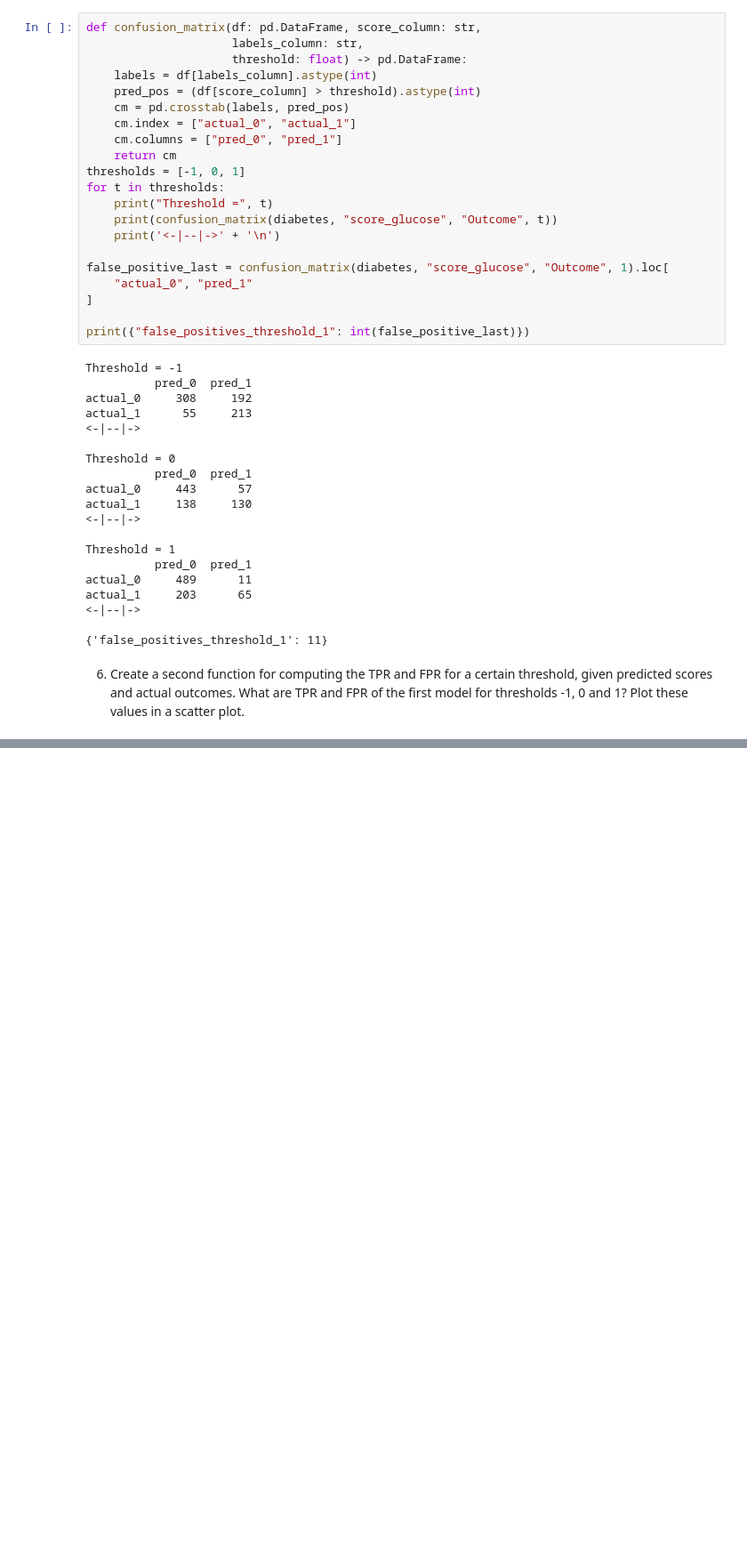
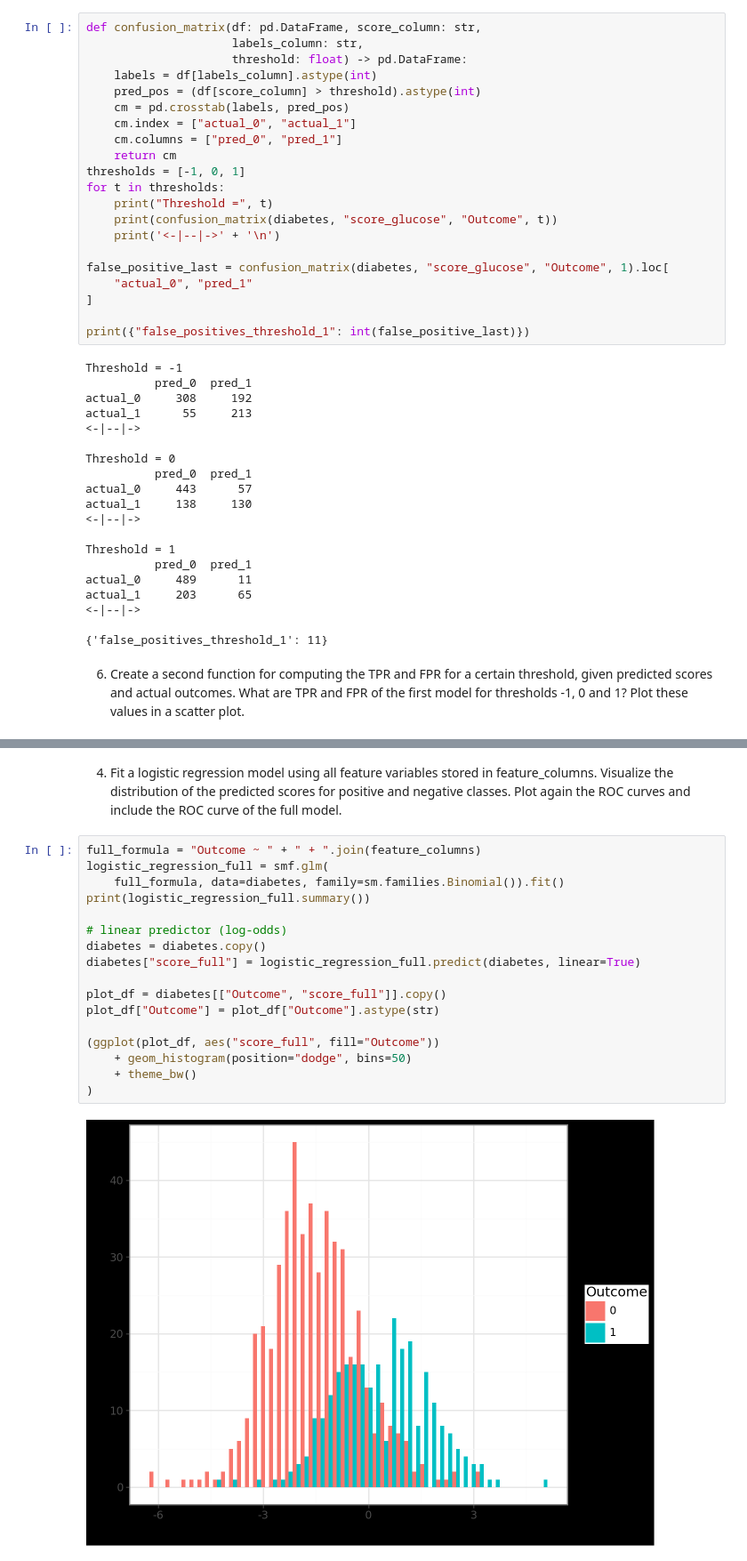
Before and after one commit to areiljan/DataScience, a Jupyter notebook: EX11/11.ipynb, the cells around one changed output, grey strips where cells are left out. Shown at 89% size. Saved outputs shown, nothing was run; the diff lists cells and outputs as text; blank space fills up the shorter version.

```diff
--- a/EX11/11.ipynb
+++ b/EX11/11.ipynb
@@ -180,0 +256,23 @@ dt = pd.concat(resulting_tpr_fpr, ignore_index=True)
+# %% [markdown]
+4. Fit a logistic regression model using all feature variables stored in feature_columns. Visualize the
+distribution of the predicted scores for positive and negative classes. Plot again the ROC curves and
+include the ROC curve of the full model.
+# %%
+full_formula = "Outcome ~ " + " + ".join(feature_columns)
+logistic_regression_full = smf.glm(
+    full_formula, data=diabetes, family=sm.families.Binomial()).fit()
+print(logistic_regression_full.summary())
+
+# linear predictor (log-odds)
+diabetes = diabetes.copy()
+diabetes["score_full"] = logistic_regression_full.predict(diabetes, linear=True)
+
+plot_df = diabetes[["Outcome", "score_full"]].copy()
+plot_df["Outcome"] = plot_df["Outcome"].astype(str)
+
+(ggplot(plot_df, aes("score_full", fill="Outcome"))
+    + geom_histogram(position="dodge", bins=50)
+    + theme_bw()
+)
+# %% [output]
+[figure, added]
```
Also changed, not shown: parts of 11 cells of this notebook.
